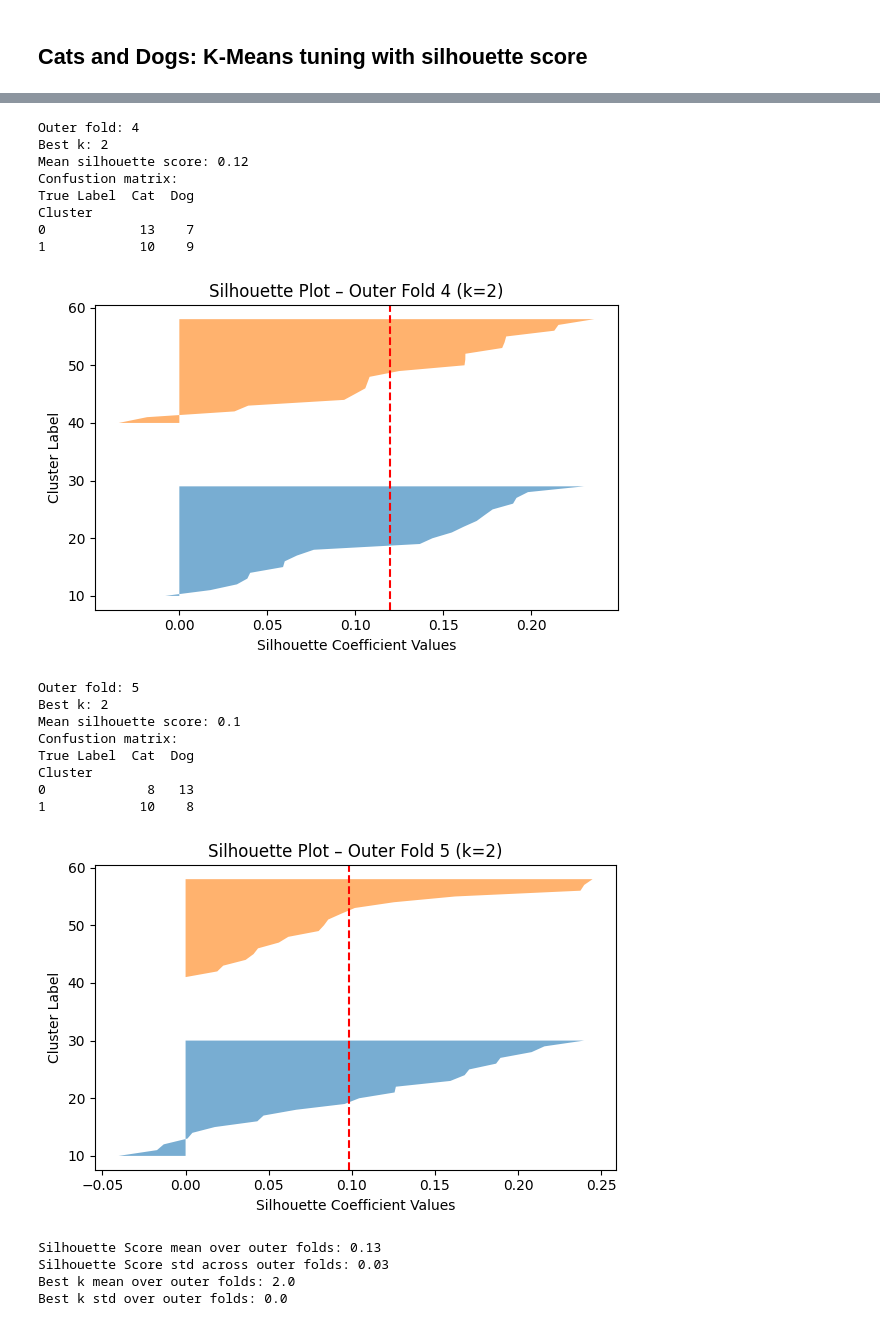
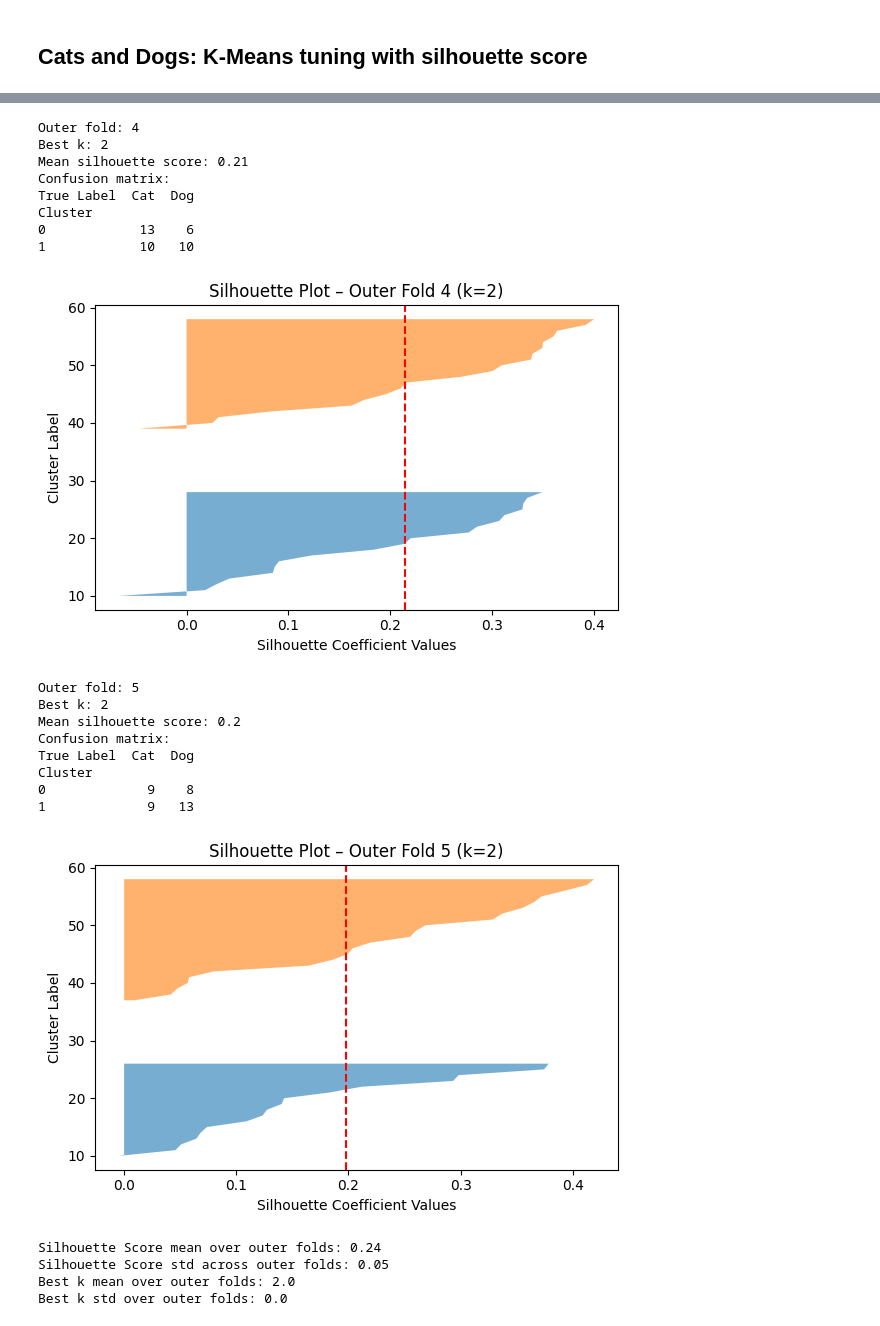
Before and after one commit to CAIYIAHUAI/MVE441, a Jupyter notebook: Carl/Project_3/main.ipynb, the cells around one changed output, grey strips where cells are left out. Drawn from its saved outputs; the diff is of its cells as text; code cells hidden in the pictures.

```diff
--- a/Carl/Project_3/main.ipynb
+++ b/Carl/Project_3/main.ipynb
@@ -27,7 +40,7 @@ CATSDOGS_labels = ["Cat"]*99 + ["Dog"]*99
 CATSDOGS_pixels = CATSDOGS.iloc[:, :].values
 
 # Standardize data
-MNIST_scaler = StandardScaler()
+MNIST_scaler = MinMaxScaler()
 MNIST_pixels = MNIST_scaler.fit_transform(MNIST_pixels)
-CATSDOGS_scaler = StandardScaler()
+CATSDOGS_scaler = MinMaxScaler()
 CATSDOGS_pixels = CATSDOGS_scaler.fit_transform(CATSDOGS_pixels)
@@ -34,8 +201,8 @@ CATSDOGS_pixels = CATSDOGS_scaler.fit_transform(CATSDOGS_pixels)
 # %% [markdown]
 ## Perform PCA
 # %%
-# PCA with variance threshold 95%
-variance_threshold = 0.95
+# PCA with variance threshold 60%
+variance_threshold = 0.5
 
 # MNIST
 MNIST_PCA = PCA(n_components=variance_threshold)
@@ -538,15 +783,15 @@ for i, (outer_train_index, outer_test_index) in enumerate(
         inner_k_fold.split(CATSDOGS_pixels_train):
 
         # Divide into test and train data
-        inner_train = MNIST_pixels_train[inner_train_index]
-        inner_val = MNIST_pixels_train[inner_val_index]
+        inner_train = CATSDOGS_pixels_train[inner_train_index]
+        inner_val = CATSDOGS_pixels_train[inner_val_index]
 
         # Perform K-Means clustering for each k
         for k in k_list:
 
             # K-Means
             kmeans = KMeans(
-                n_clusters=k, init='k-means++', random_state=0, n_init='auto'
+                n_clusters=k, init='k-means++', n_init='auto'
             )
             kmeans.fit(inner_train)
 
@@ -563,7 +808,9 @@ for i, (outer_train_index, outer_test_index) in enumerate(
     print("Best k: " + str(best_k))
 
     # Calculate silluates on test data
-    final_kmeans = KMeans(n_clusters=best_k, random_state=0, n_init=10)
+    final_kmeans = KMeans(
+        n_clusters=best_k, init='k-means++', n_init='auto'
+    )
     final_kmeans.fit(CATSDOGS_pixels_train)
     final_labels = final_kmeans.predict(CATSDOGS_pixels_test)
     outer_sil = silhouette_score(CATSDOGS_pixels_test, final_labels)
@@ -581,7 +828,7 @@ for i, (outer_train_index, outer_test_index) in enumerate(
         rownames=['Cluster'], colnames=['True Label']
     )
 
-    print("Confustion matrix:")
+    print("Confusion matrix:")
     print(cluster_label_matrix)
 
     # GENERATED WITH CHATGPT
@@ -658,22 +905,22 @@ Cluster
 Outer fold: 4
 Best k: 2
-Mean silhouette score: 0.12
-Confustion matrix:
+Mean silhouette score: 0.21
+Confusion matrix:
 True Label  Cat  Dog
 Cluster
-0            13    7
-1            10    9
+0            13    6
+1            10   10
-[figure, old version]
+[figure, new version]
 Outer fold: 5
 Best k: 2
-Mean silhouette score: 0.1
-Confustion matrix:
+Mean silhouette score: 0.2
+Confusion matrix:
 True Label  Cat  Dog
 Cluster
-0             8   13
-1            10    8
+0             9    8
+1             9   13
-[figure, old version]
+[figure, new version]
-Silhouette Score mean over outer folds: 0.13
-Silhouette Score std across outer folds: 0.03
+Silhouette Score mean over outer folds: 0.24
+Silhouette Score std across outer folds: 0.05
 Best k mean over outer folds: 2.0
 Best k std over outer folds: 0.0
```
Also changed, not shown: parts of 20 cells of this notebook.
